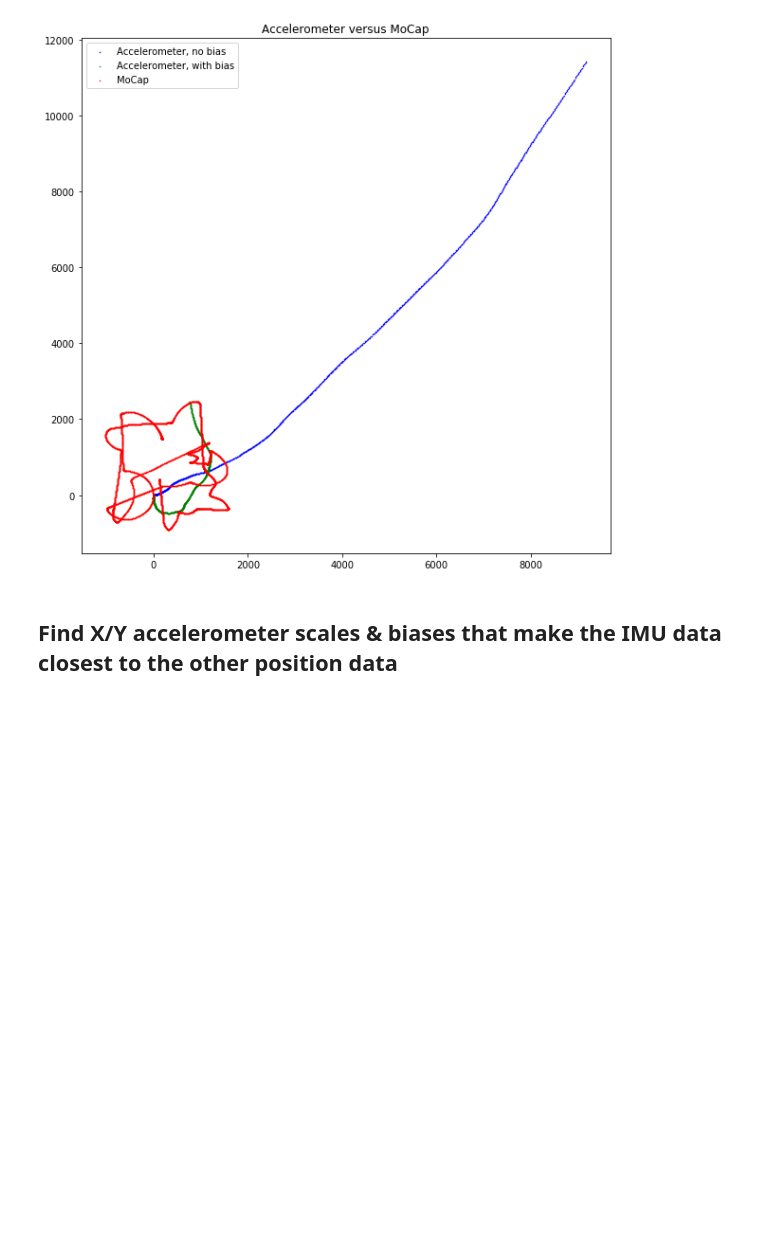
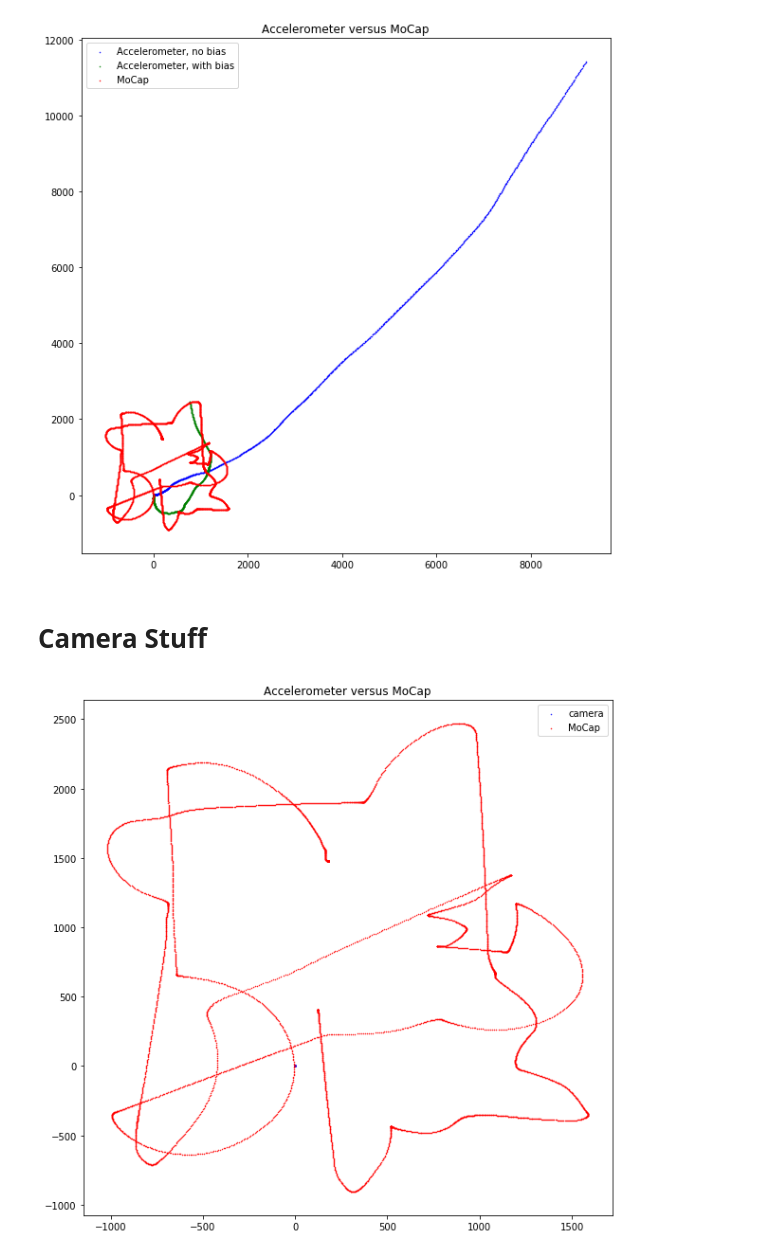
Before and after one commit to PHIL-MQP/phil, a Jupyter notebook: python/notebooks/MoCap Data Viz.ipynb, the cells around one changed output. Drawn from its saved outputs; the diff is of its cells as text; code cells hidden in the pictures; blank space fills up the shorter version.

Commit message:
Add example video data and demo processing
 - preparing for real data capture

```diff
--- a/python/notebooks/MoCap Data Viz.ipynb
+++ b/python/notebooks/MoCap Data Viz.ipynb
@@ -181,5 +181,5 @@ plt.legend()
 plt.show()
 # %% [output]
 [figure]
-# %% [markdown]
-## Find X/Y accelerometer scales & biases that make the IMU data closest to the other position data
+# %% [markdown]
+# Camera Stuff
@@ -185,0 +188,33 @@ plt.show()
+# %%
+img_dir = "../../recorded_sensor_data/practice_image_processing/"
+vid_file = img_dir + "out.avi"
+vid = cv2.VideoCapture(vid_file)
+img_timestamp_file = img_dir + "frame_time_stamps.csv"
+img_timestamp_reader = csv.reader(open(img_timestamp_file))
+camera_xs = []
+camera_ys = []
+for timestamp in img_timestamp_reader:
+    t = float(timestamp[0])
+    ok, frame = vid.read()
+
+    # (t, frame)
+    # detect markers in frame
+
+    # compute position relative to markers
+    camera_x = 0
+    camera_y = 0
+
+    camera_xs.append(camera_x)
+    camera_ys.append(camera_y)
+
+    if not ok:
+        break
+# %%
+plt.figure(figsize=(10,10))
+plt.scatter(camera_xs, camera_ys, marker='.', s=1, color='b', label='camera')
+plt.scatter(mocap_states[:,0], mocap_states[:,1], marker='.', s=1, color='r', label='MoCap')
+plt.title("Accelerometer versus MoCap")
+plt.legend()
+plt.show()
+# %% [output]
+[figure, added]
```
Also changed, not shown: parts of 1 cell of this notebook, 5 other files.
